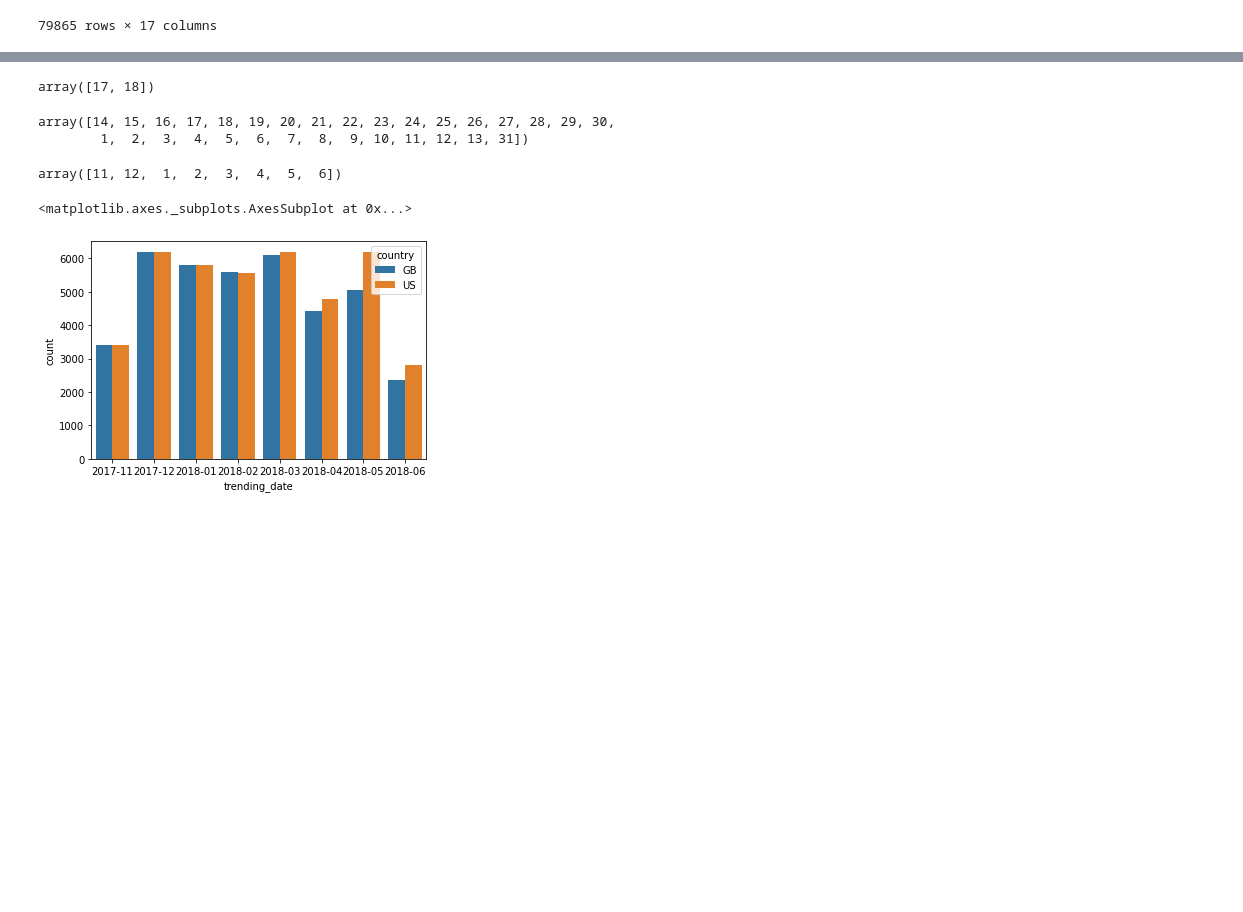
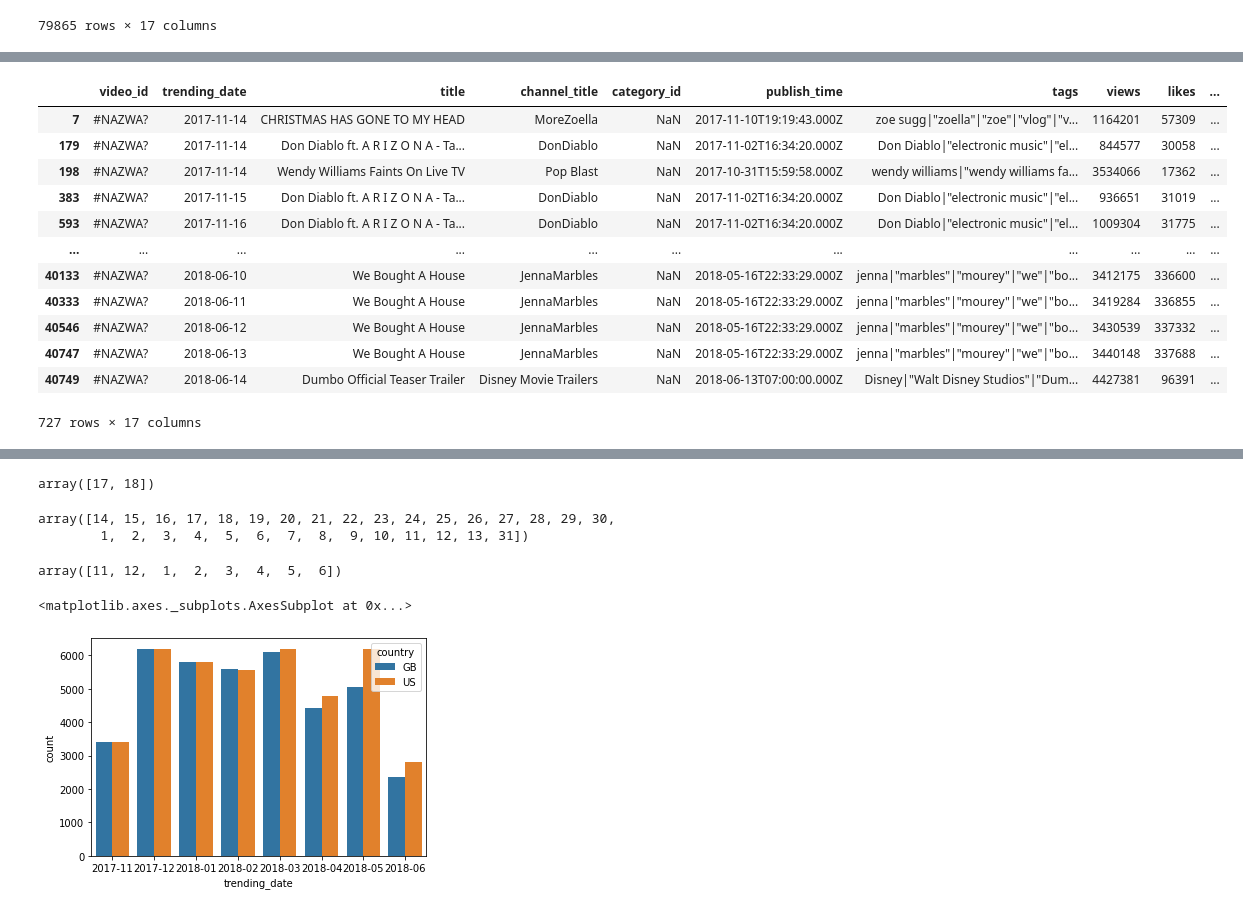
Before and after one commit to hejmsdz/youtube-trending-prediction, a Jupyter notebook: notebooks/01_text_attributes.ipynb, the cells around one changed output, grey strips where cells are left out. Drawn from its saved outputs; the diff is of its cells as text; code cells hidden in the pictures; blank space fills up the shorter version.

```diff
--- a/notebooks/01_text_attributes.ipynb
+++ b/notebooks/01_text_attributes.ipynb
@@ -68,0 +87,18 @@ vids
+# %%
+# #NAZWA? something is missing and that's a lot of rows!
+missing_ids = vids['video_id'] == '#NAZWA?'
+vids[missing_ids]
+# %% [output]
+|  | video_id | trending_date | title | channel_title | category_id | publish_time | tags | views | likes | ... |
+| 7 | #NAZWA? | 2017-11-14 | CHRISTMAS HAS GONE TO MY HEAD | MoreZoella | NaN | 2017-11-10T19:19:43.000Z | zoe sugg|"zoella"|"zoe"|"vlog"|"v... | 1164201 | 57309 | ... |
+| 179 | #NAZWA? | 2017-11-14 | Don Diablo ft. A R I Z O N A - Ta... | DonDiablo | NaN | 2017-11-02T16:34:20.000Z | Don Diablo|"electronic music"|"el... | 844577 | 30058 | ... |
+| 198 | #NAZWA? | 2017-11-14 | Wendy Williams Faints On Live TV | Pop Blast | NaN | 2017-10-31T15:59:58.000Z | wendy williams|"wendy williams fa... | 3534066 | 17362 | ... |
+| 383 | #NAZWA? | 2017-11-15 | Don Diablo ft. A R I Z O N A - Ta... | DonDiablo | NaN | 2017-11-02T16:34:20.000Z | Don Diablo|"electronic music"|"el... | 936651 | 31019 | ... |
+| 593 | #NAZWA? | 2017-11-16 | Don Diablo ft. A R I Z O N A - Ta... | DonDiablo | NaN | 2017-11-02T16:34:20.000Z | Don Diablo|"electronic music"|"el... | 1009304 | 31775 | ... |
+| ... | ... | ... | ... | ... | ... | ... | ... | ... | ... | ... |
+| 40133 | #NAZWA? | 2018-06-10 | We Bought A House | JennaMarbles | NaN | 2018-05-16T22:33:29.000Z | jenna|"marbles"|"mourey"|"we"|"bo... | 3412175 | 336600 | ... |
+| 40333 | #NAZWA? | 2018-06-11 | We Bought A House | JennaMarbles | NaN | 2018-05-16T22:33:29.000Z | jenna|"marbles"|"mourey"|"we"|"bo... | 3419284 | 336855 | ... |
+| 40546 | #NAZWA? | 2018-06-12 | We Bought A House | JennaMarbles | NaN | 2018-05-16T22:33:29.000Z | jenna|"marbles"|"mourey"|"we"|"bo... | 3430539 | 337332 | ... |
+| 40747 | #NAZWA? | 2018-06-13 | We Bought A House | JennaMarbles | NaN | 2018-05-16T22:33:29.000Z | jenna|"marbles"|"mourey"|"we"|"bo... | 3440148 | 337688 | ... |
+| 40749 | #NAZWA? | 2018-06-14 | Dumbo Official Teaser Trailer | Disney Movie Trailers | NaN | 2018-06-13T07:00:00.000Z | Disney|"Walt Disney Studios"|"Dum... | 4427381 | 96391 | ... |
+727 rows × 17 columns
```
Also changed, not shown: parts of 7 cells of this notebook.
